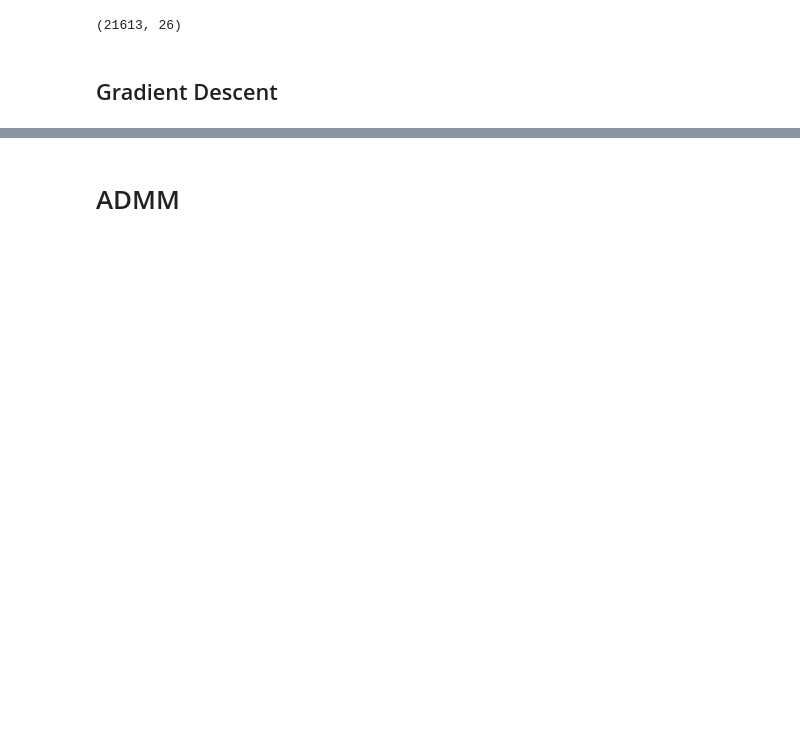
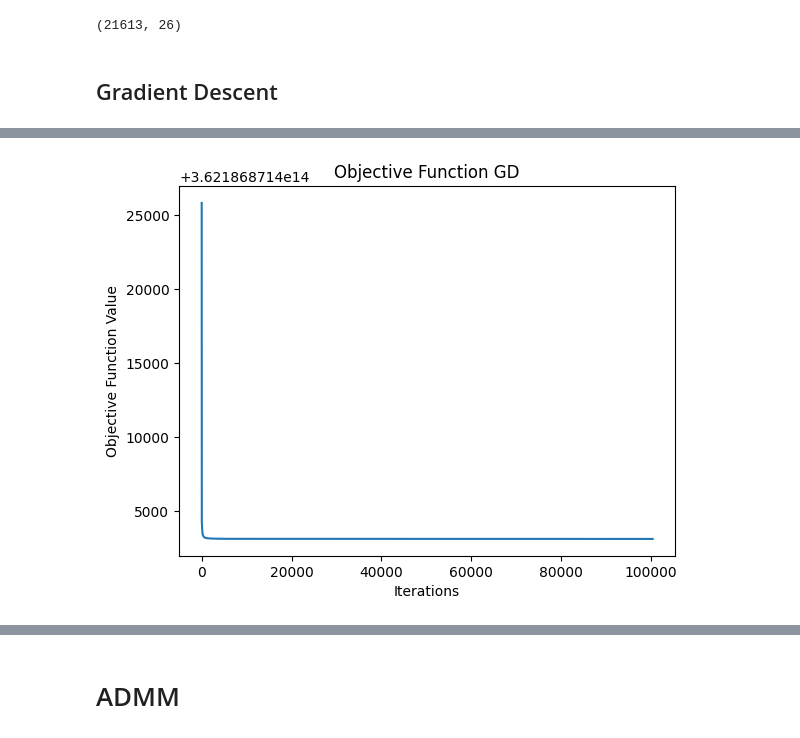
Before and after one commit to tommasomartinelli/Lasso_Admm, a Jupyter notebook: Lasso/house_lasso/Lasso_ADMM.ipynb, the cells around one changed output, grey strips where cells are left out. Cells and saved outputs as stored; diff of their text form; code cells hidden in the pictures; blank space fills up the shorter version.

```diff
--- a/Lasso/house_lasso/Lasso_ADMM.ipynb
+++ b/Lasso/house_lasso/Lasso_ADMM.ipynb
@@ -189,7 +189,8 @@ def plot_loss(lasso, label):
 def plot_objective(lasso, label):
     plt.figure()
     plt.title(label)
-    plt.plot([lasso.loss_function(lasso.Y, lasso.predict(lasso.X), lasso.W) for lasso.W in lasso.J])
+    objective_values = [lasso.loss_function(lasso.Y, lasso.predict(lasso.X), w) for w in lasso.J]
+    plt.plot(objective_values)
     plt.xlabel('Iterations')
     plt.ylabel('Objective Function Value')
     plt.show()
@@ -284,3 +289,7 @@ mean_squared_error(Y_test, Y_predicted)
+# %%
+plot_objective(lasso, "Objective Function GD")
+# %% [output]
+[figure, added]
 # %%
 #normalize the labels and predicted labels
 Y_test_norm = scaler.fit_transform(Y_test.values.reshape(-1, 1)).flatten()
```
Also changed, not shown: parts of 26 cells of this notebook, 9 other files.
